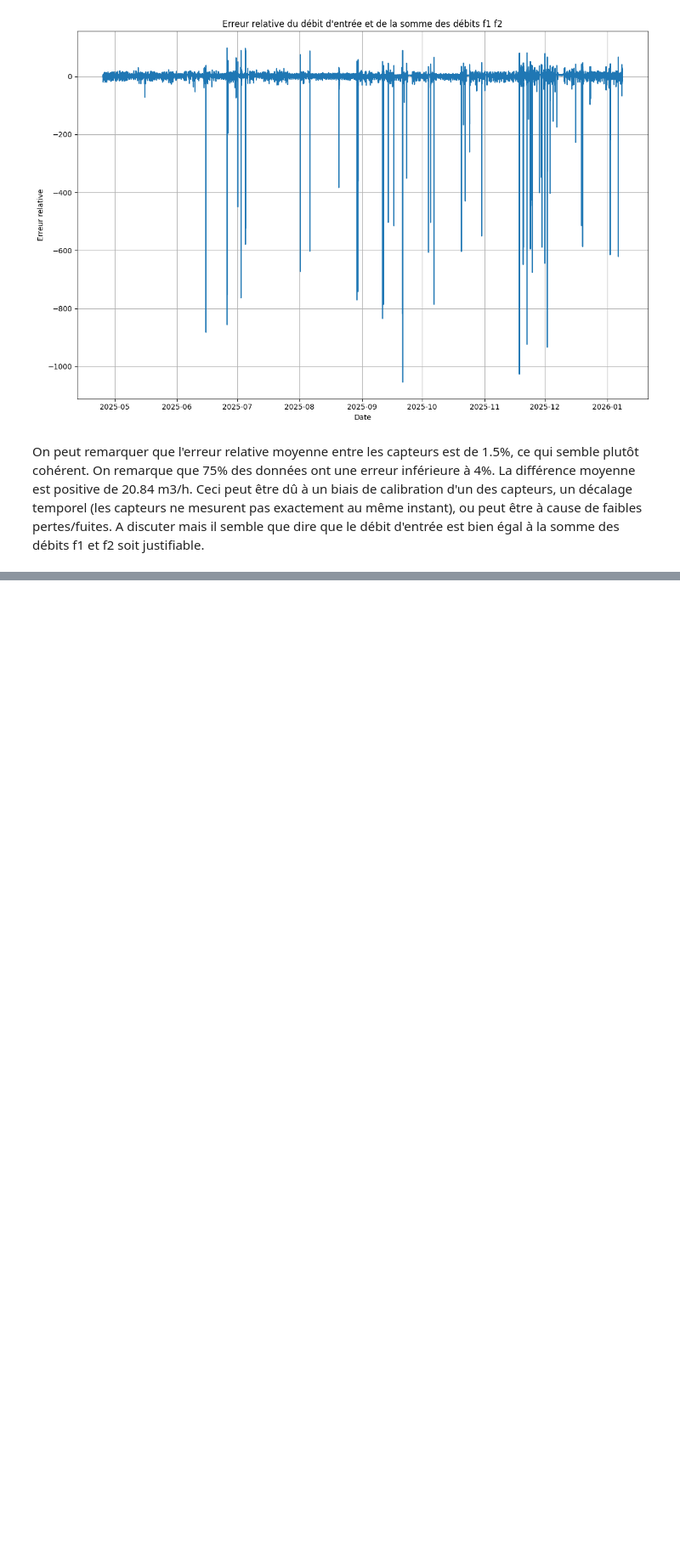
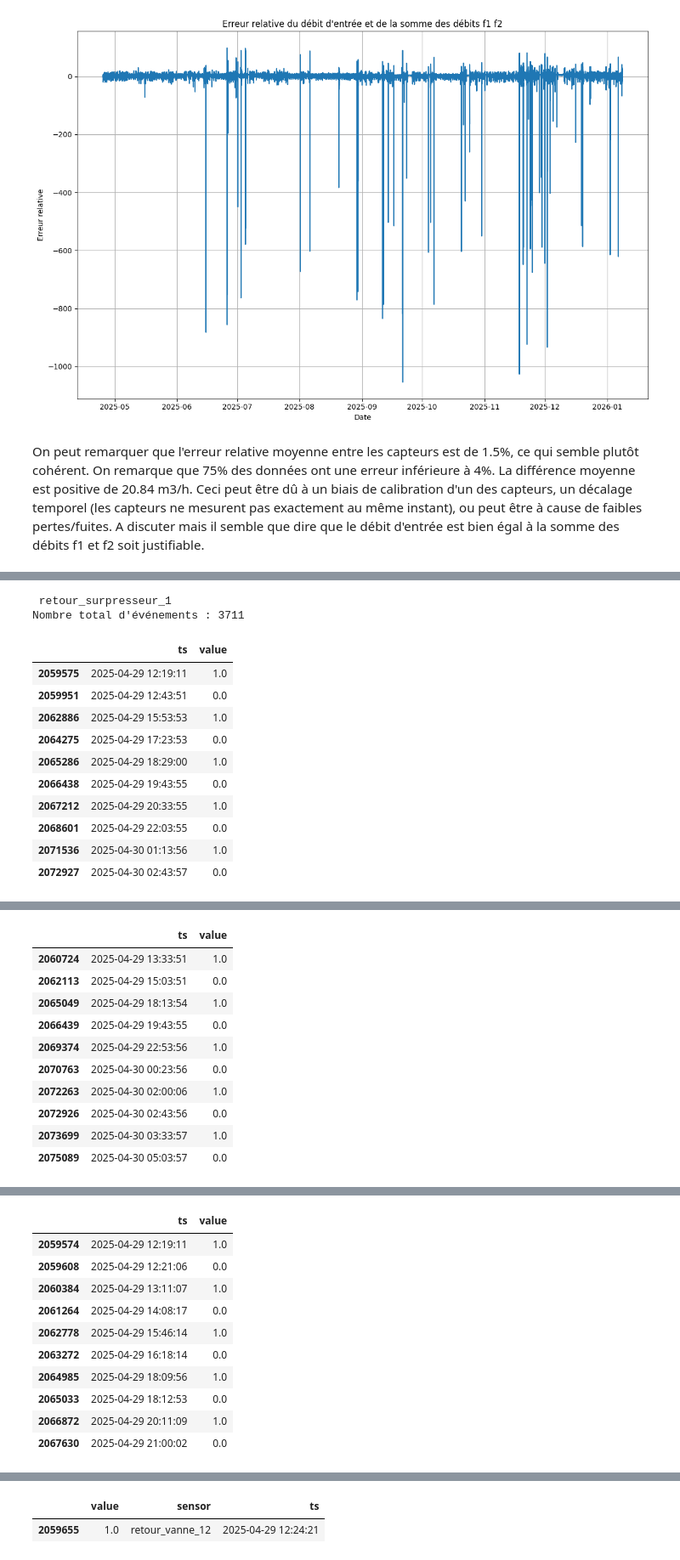
Before and after one commit to TortueAgile22/Capstone, a Jupyter notebook: py_ipynb_files/Sensor_C.ipynb, the cells around one changed output, grey strips where cells are left out. Shown at 85% size. Saved outputs shown, nothing was run; the diff lists cells and outputs as text; code cells hidden in the pictures; blank space fills up the shorter version.

Commit message:
Suite analyse données sensor C

```diff
--- a/py_ipynb_files/Sensor_C.ipynb
+++ b/py_ipynb_files/Sensor_C.ipynb
@@ -281,0 +607,6 @@ A discuter mais il semble que dire que le débit d'entrée est bien égal à la
+# %%
+df_surpresseur = df[df['sensor'].str.contains('retour_surpresseur')].copy()
+df_surpresseur['ts'] = pd.to_datetime(df_surpresseur['ts'])
+
+
+df_surpresseur[df_surpresseur['sensor'] == 'retour_surpresseur_5'].head()
@@ -281,0 +623,50 @@ A discuter mais il semble que dire que le débit d'entrée est bien égal à la
+# %%
+### Analyse de la structure temporelle des suppresseurs
+
+df_surpresseur = df_surpresseur.sort_values('ts')
+
+# Affichage des premiers changements d'état par suppresseur
+for i in range(1, 6):
+    sensor_name = f'retour_surpresseur_{i}'
+    df_temp = df_surpresseur[df_surpresseur['sensor'] == sensor_name].head(10)
+    print(f"\n {sensor_name}")
+    print(f"Nombre total d'événements : {len(df_surpresseur[df_surpresseur['sensor'] == sensor_name])}")
+    display(df_temp[['ts', 'value']])
+
+    # Plage temporelle
+    min_date = df_temp['ts'].min()
+    max_date = df_temp['ts'].max()
+    duration = max_date - min_date
+
+    print("Plage temporelle :")
+    print(f"   Début : {min_date}")
+    print(f"   Fin   : {max_date}")
+    print(f"   Durée : {duration}")
+
+    # Calcul du temps moyen entre 2 changements
+    if len(df_temp) > 1:
+        time_diffs = df_temp['ts'].diff().dropna()
+        print(f"Temps moyen entre changements : {time_diffs.mean()}")
+
+# Même chose pour les vannes
+df_vannes = df[df['sensor'].str.contains('retour_vanne')].copy()
+df_vannes['ts'] = pd.to_datetime(df_vannes['ts'])
+
+
+for vanne in df_vannes['sensor'].unique():
+    print(f"\n{vanne}:")
+    display(df_vannes[df_vannes['sensor'] == vanne])
+# %% [output]
+ retour_surpresseur_1
+Nombre total d'événements : 3711
+|  | ts | value |
+| 2059575 | 2025-04-29 12:19:11 | 1.0 |
+| 2059951 | 2025-04-29 12:43:51 | 0.0 |
+| 2062886 | 2025-04-29 15:53:53 | 1.0 |
+| 2064275 | 2025-04-29 17:23:53 | 0.0 |
+| 2065286 | 2025-04-29 18:29:00 | 1.0 |
+| 2066438 | 2025-04-29 19:43:55 | 0.0 |
+| 2067212 | 2025-04-29 20:33:55 | 1.0 |
+| 2068601 | 2025-04-29 22:03:55 | 0.0 |
+| 2071536 | 2025-04-30 01:13:56 | 1.0 |
+| 2072927 | 2025-04-30 02:43:57 | 0.0 |
@@ -281,0 +681,11 @@ A discuter mais il semble que dire que le débit d'entrée est bien égal à la
+|  | ts | value |
+| 2060724 | 2025-04-29 13:33:51 | 1.0 |
+| 2062113 | 2025-04-29 15:03:51 | 0.0 |
+| 2065049 | 2025-04-29 18:13:54 | 1.0 |
+| 2066439 | 2025-04-29 19:43:55 | 0.0 |
+| 2069374 | 2025-04-29 22:53:56 | 1.0 |
+| 2070763 | 2025-04-30 00:23:56 | 0.0 |
+| 2072263 | 2025-04-30 02:00:06 | 1.0 |
+| 2072926 | 2025-04-30 02:43:56 | 0.0 |
+| 2073699 | 2025-04-30 03:33:57 | 1.0 |
+| 2075089 | 2025-04-30 05:03:57 | 0.0 |
@@ -281,0 +700,11 @@ A discuter mais il semble que dire que le débit d'entrée est bien égal à la
+|  | ts | value |
+| 2059574 | 2025-04-29 12:19:11 | 1.0 |
+| 2059608 | 2025-04-29 12:21:06 | 0.0 |
+| 2060384 | 2025-04-29 13:11:07 | 1.0 |
+| 2061264 | 2025-04-29 14:08:17 | 0.0 |
+| 2062778 | 2025-04-29 15:46:14 | 1.0 |
+| 2063272 | 2025-04-29 16:18:14 | 0.0 |
+| 2064985 | 2025-04-29 18:09:56 | 1.0 |
+| 2065033 | 2025-04-29 18:12:53 | 0.0 |
+| 2066872 | 2025-04-29 20:11:09 | 1.0 |
+| 2067630 | 2025-04-29 21:00:02 | 0.0 |
@@ -281,0 +756,2 @@ A discuter mais il semble que dire que le débit d'entrée est bien égal à la
+|  | value | sensor | ts |
+| 2059655 | 1.0 | retour_vanne_12 | 2025-04-29 12:24:21 |
```
Also changed, not shown: parts of 8 cells of this notebook.
